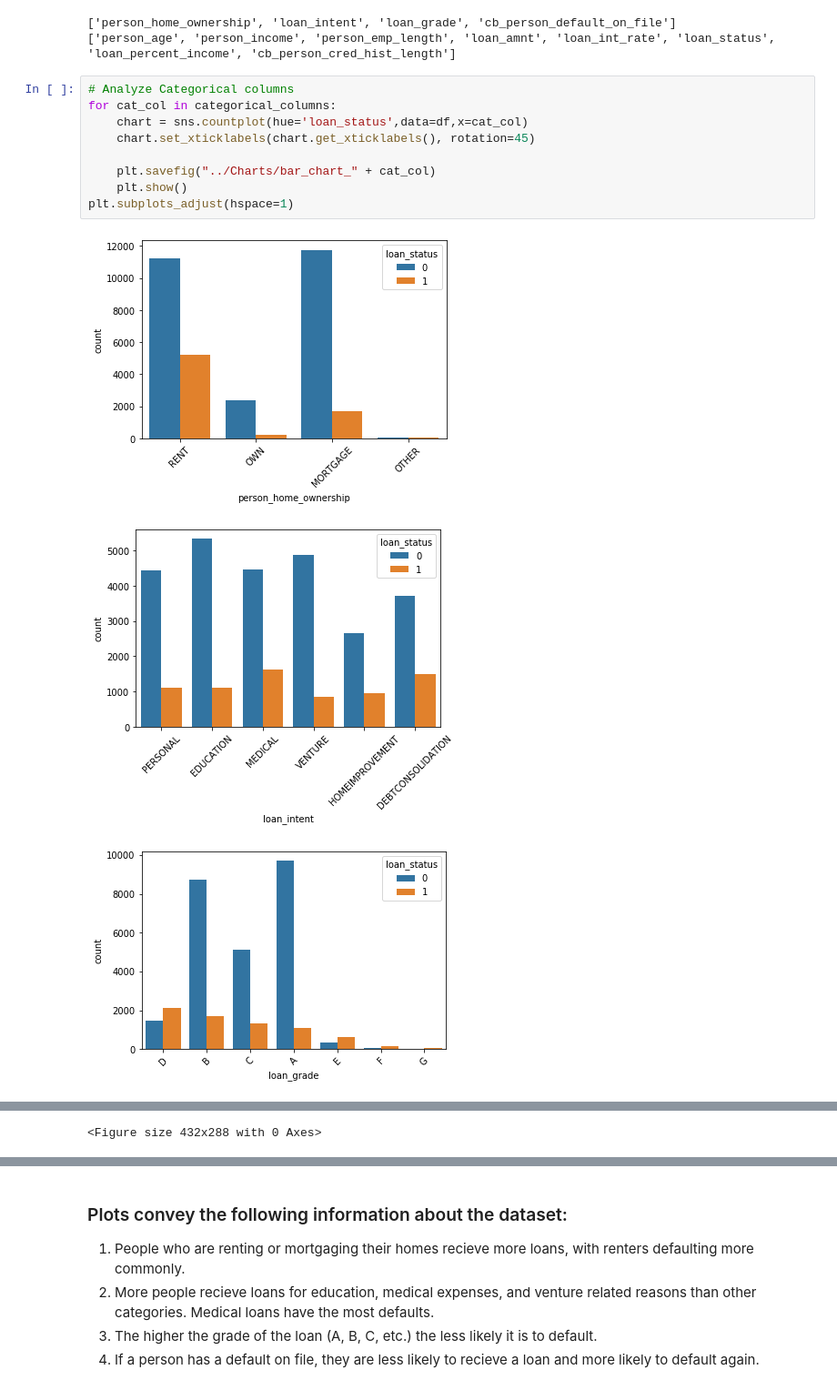
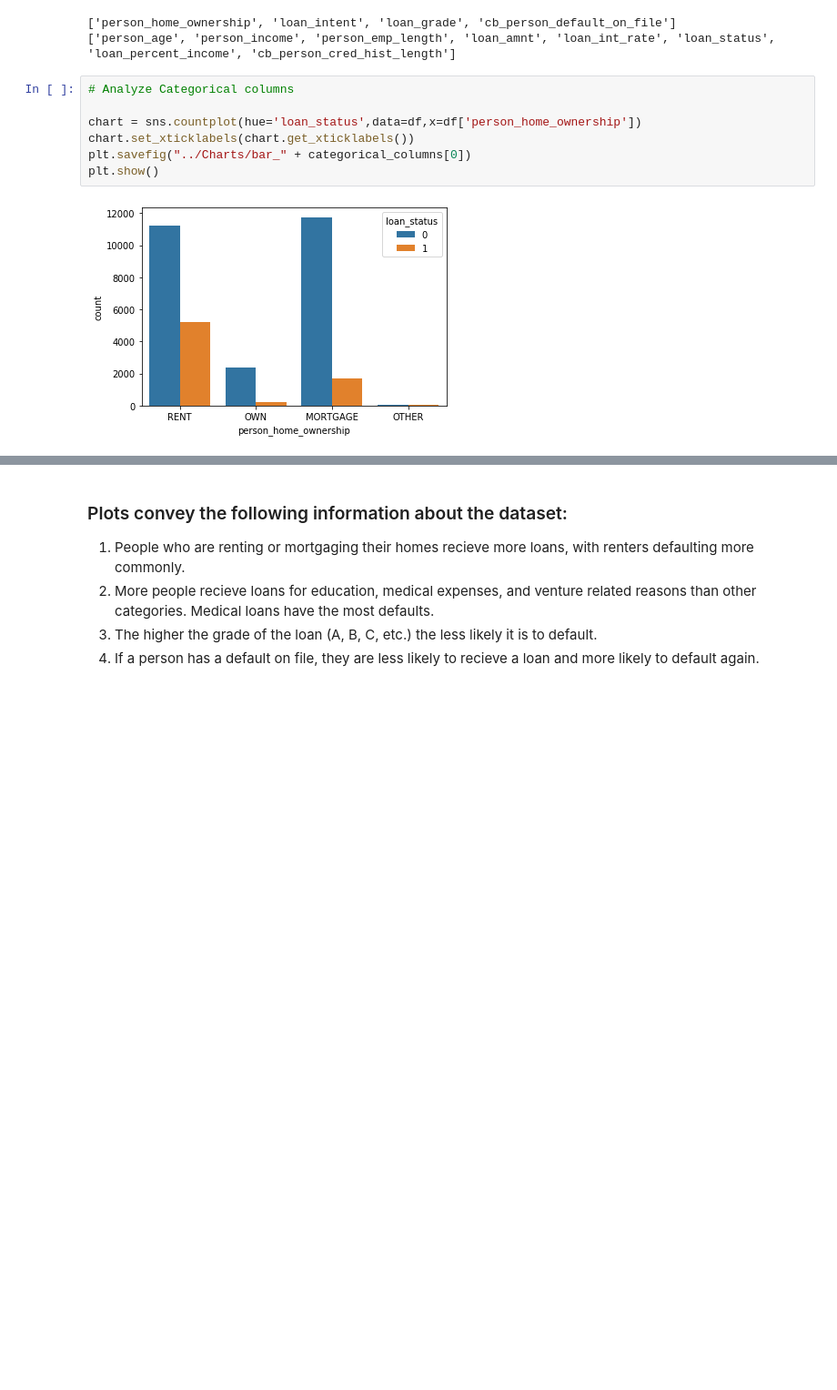
Before and after one commit to DarleneKo/loan-default-risk, a Jupyter notebook: Jupyter Notebooks/Exploratory_Analysis.ipynb, the cells around one changed output, grey strips where cells are left out. Shown at 91% size. Saved outputs shown, nothing was run; the diff lists cells and outputs as text; blank space fills up the shorter version.

```diff
--- a/Jupyter Notebooks/Exploratory_Analysis.ipynb
+++ b/Jupyter Notebooks/Exploratory_Analysis.ipynb
@@ -43,14 +43,10 @@ print(numerical_columns)
 ['person_age', 'person_income', 'person_emp_length', 'loan_amnt', 'loan_int_rate', 'loan_status', 'loan_percent_income', 'cb_person_cred_hist_length']
 # %%
 # Analyze Categorical columns
-for cat_col in categorical_columns:
-    chart = sns.countplot(hue='loan_status',data=df,x=cat_col)
-    chart.set_xticklabels(chart.get_xticklabels(), rotation=45)
 
-    plt.savefig("../Charts/bar_chart_" + cat_col)
-    plt.show()
-plt.subplots_adjust(hspace=1)
+chart = sns.countplot(hue='loan_status',data=df,x=df['person_home_ownership'])
+chart.set_xticklabels(chart.get_xticklabels())
+plt.savefig("../Charts/bar_" + categorical_columns[0])
+plt.show()
 # %% [output]
-[figure, old version]
+[figure, new version]
-[figure, removed]
-[figure, removed]
@@ -58 +52,0 @@ plt.subplots_adjust(hspace=1)
-<Figure size 432x288 with 0 Axes>
```
Also changed, not shown: parts of 8 cells of this notebook, 17 other files.
